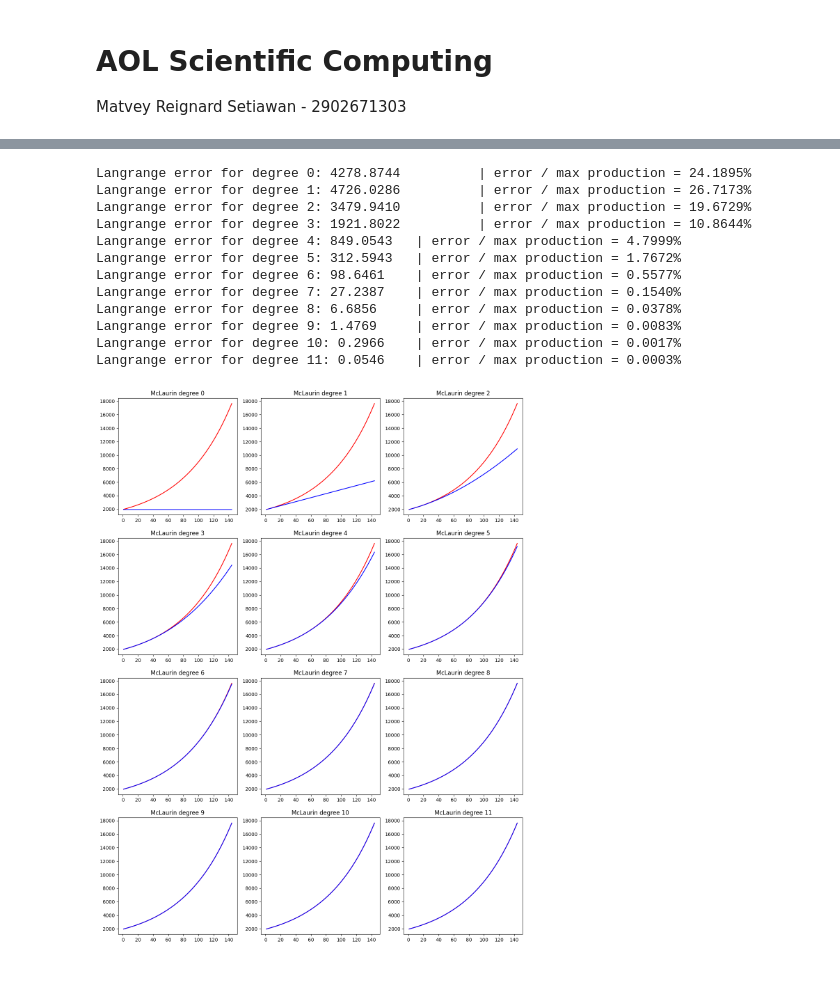
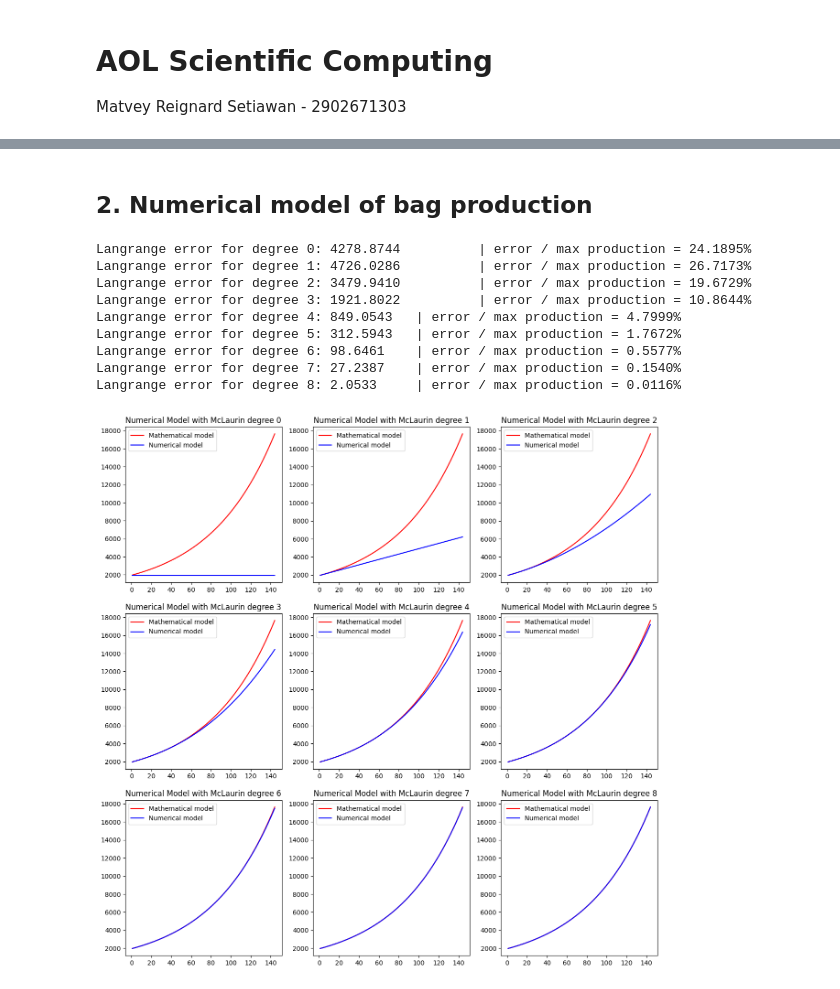
Before and after one commit to matveyrei27/aol-scicomp, a Jupyter notebook: AOLSciCompColab.ipynb, the cells around one changed output, grey strips where cells are left out. Drawn from its saved outputs; the diff is of its cells as text; code cells hidden in the pictures.

```diff
--- a/AOLSciCompColab.ipynb
+++ b/AOLSciCompColab.ipynb
@@ -21,4 +21,4 @@ y = np.array([
     9685,9966,10048,10244,10740,10318,10393,10986,10635,10731,11749,11849,12123,
     12274,11666,11960,12629,12915,13051,13387,13309,13732,13162,13644,13808,14101,
     13992,15191,15018,14917,15046,15556,15893,16388,16782,16716,17033,16896,17689])
-x = np.linspace(1, len(y), len(y))
+x = np.linspace(1, len(y), len(y), dtype=int)
@@ -58,3 +60,5 @@ Model: y = 1937.0139 * 1.0155^x
+# %% [markdown]
+## 2. Numerical model of bag production
 # %%
 # 2
 # y = 1937.014 * 1.015^x                      y(0) = 1937.014
@@ -69,43 +73,43 @@ Model: y = 1937.0139 * 1.0155^x
 # langrange_error = mc_laurin with (degree + 1)
 
 def mc_laurin(x, i):
   return a * math.log(b)**i * x**i / math.factorial(i)
 
 # degree of 8 has langrange error of 6.68, and error/max production of 0.03% (below 0.1%), therefore i default value is 8
 def num_model(x, i=8):
-  if (isinstance(x, (int, np.float64))):
+  if (isinstance(x, (int, np.float64, float))):
     result = 0
   else:
     result = np.zeros(len(x));
 
-  for k in range(i+1): # biar kalo mulai dari 0, tetep jalan
+  for k in range(i+1): # i+1 so it still runs when starting from 0
     result = result + mc_laurin(x, k)
 
   return result
 
 def langrange_error(x, i):
   return mc_laurin(np.max(x), i + 1)
 
-plt.figure(figsize=(15,20))
+plt.figure(figsize=(15,15))
 
-for i in range(0, 12):
+for i in range(0, 9):
   y_appr = num_model(x, i)
   print(f"Langrange error for degree {i}: {langrange_error(x, i):.4f} \t | error / max production = {langrange_error(x, i) / np.max(y)*100:.4f}%")
-  plt.subplot(4, 3, i + 1)
-  plt.plot(x, y_reg, 'r')
-  plt.plot(x, y_appr, 'b')
-  plt.title(f"McLaurin degree {i}")
+  plt.subplot(3, 3, i + 1)
+  plt.plot(x, y_reg, 'r', label="Mathematical model")
+  plt.plot(x, y_appr, 'b', label="Numerical model")
+  plt.legend()
+  plt.title(f"Numerical Model with McLaurin degree {i}")
+
+plt.show()
 # %% [output]
 Langrange error for degree 0: 4278.8744          | error / max production = 24.1895%
 Langrange error for degree 1: 4726.0286          | error / max production = 26.7173%
 Langrange error for degree 2: 3479.9410          | error / max production = 19.6729%
 Langrange error for degree 3: 1921.8022          | error / max production = 10.8644%
 Langrange error for degree 4: 849.0543   | error / max production = 4.7999%
 Langrange error for degree 5: 312.5943   | error / max production = 1.7672%
 Langrange error for degree 6: 98.6461    | error / max production = 0.5577%
 Langrange error for degree 7: 27.2387    | error / max production = 0.1540%
-Langrange error for degree 8: 6.6856     | error / max production = 0.0378%
-Langrange error for degree 9: 1.4769     | error / max production = 0.0083%
-Langrange error for degree 10: 0.2966    | error / max production = 0.0017%
-Langrange error for degree 11: 0.0546    | error / max production = 0.0003%
+Langrange error for degree 8: 2.0533     | error / max production = 0.0116%
-[figure, old version]
+[figure, new version]
```
Also changed, not shown: parts of 9 cells of this notebook.
